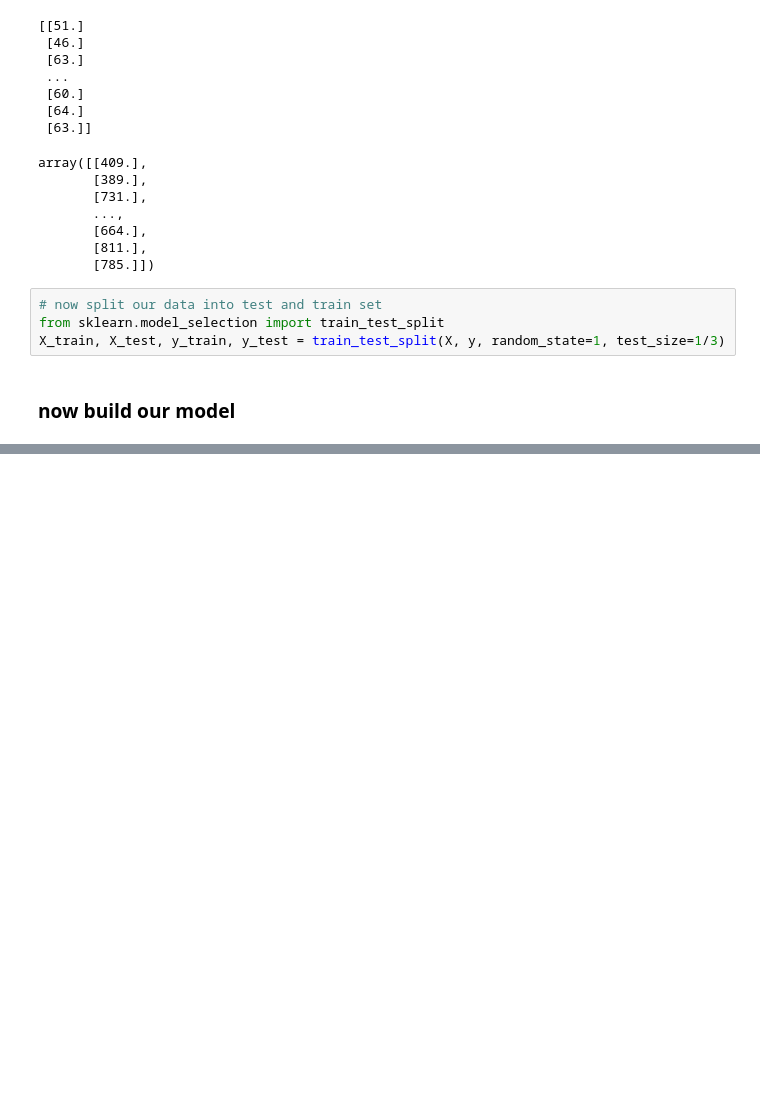
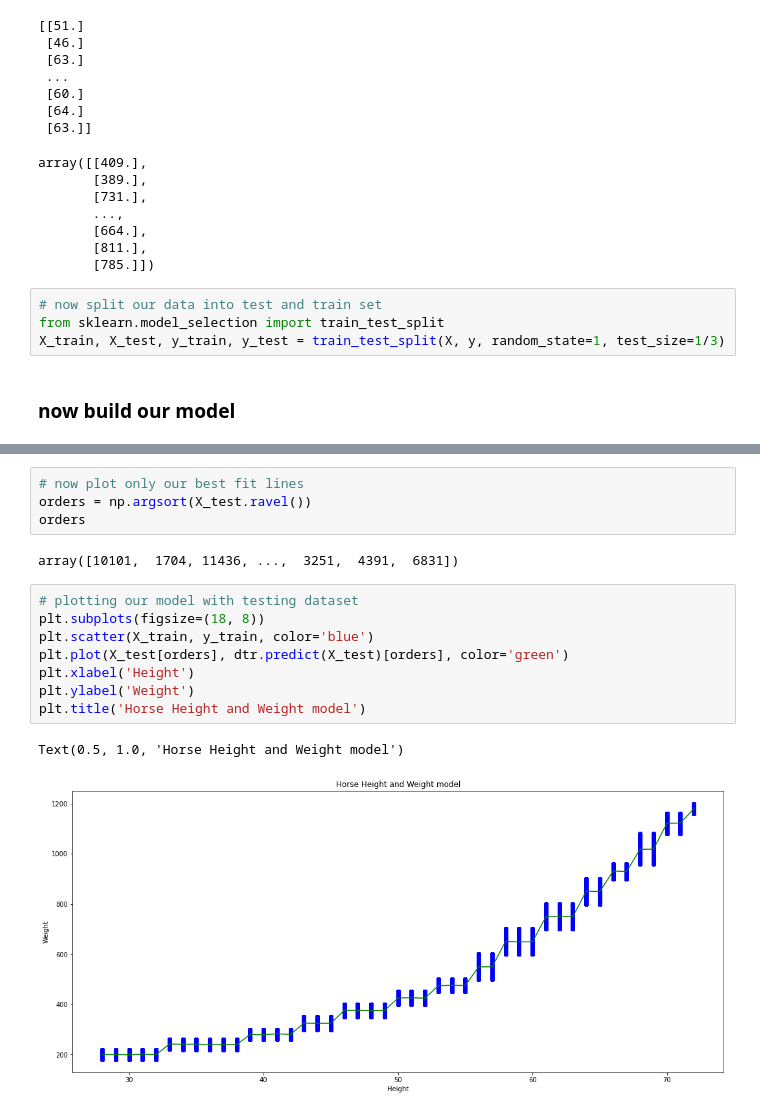
Before and after one commit to pythonpioneer/Data-Science, a Jupyter notebook: Project MLHD/DecisionTree/decision-tree-regressor.ipynb, the cells around one changed output, grey strips where cells are left out. Cells and saved outputs as stored; diff of their text form; blank space fills up the shorter version.

```diff
--- a/Project MLHD/DecisionTree/decision-tree-regressor.ipynb
+++ b/Project MLHD/DecisionTree/decision-tree-regressor.ipynb
@@ -70,0 +100,17 @@ from sklearn.tree import DecisionTreeRegressor
+# %%
+# now plot only our best fit lines
+orders = np.argsort(X_test.ravel())
+orders
+# %% [output]
+array([10101,  1704, 11436, ...,  3251,  4391,  6831])
+# %%
+# plotting our model with testing dataset
+plt.subplots(figsize=(18, 8))
+plt.scatter(X_train, y_train, color='blue')
+plt.plot(X_test[orders], dtr.predict(X_test)[orders], color='green')
+plt.xlabel('Height')
+plt.ylabel('Weight')
+plt.title('Horse Height and Weight model')
+# %% [output]
+Text(0.5, 1.0, 'Horse Height and Weight model')
+[figure, added]
```
Also changed, not shown: parts of 7 cells of this notebook.
